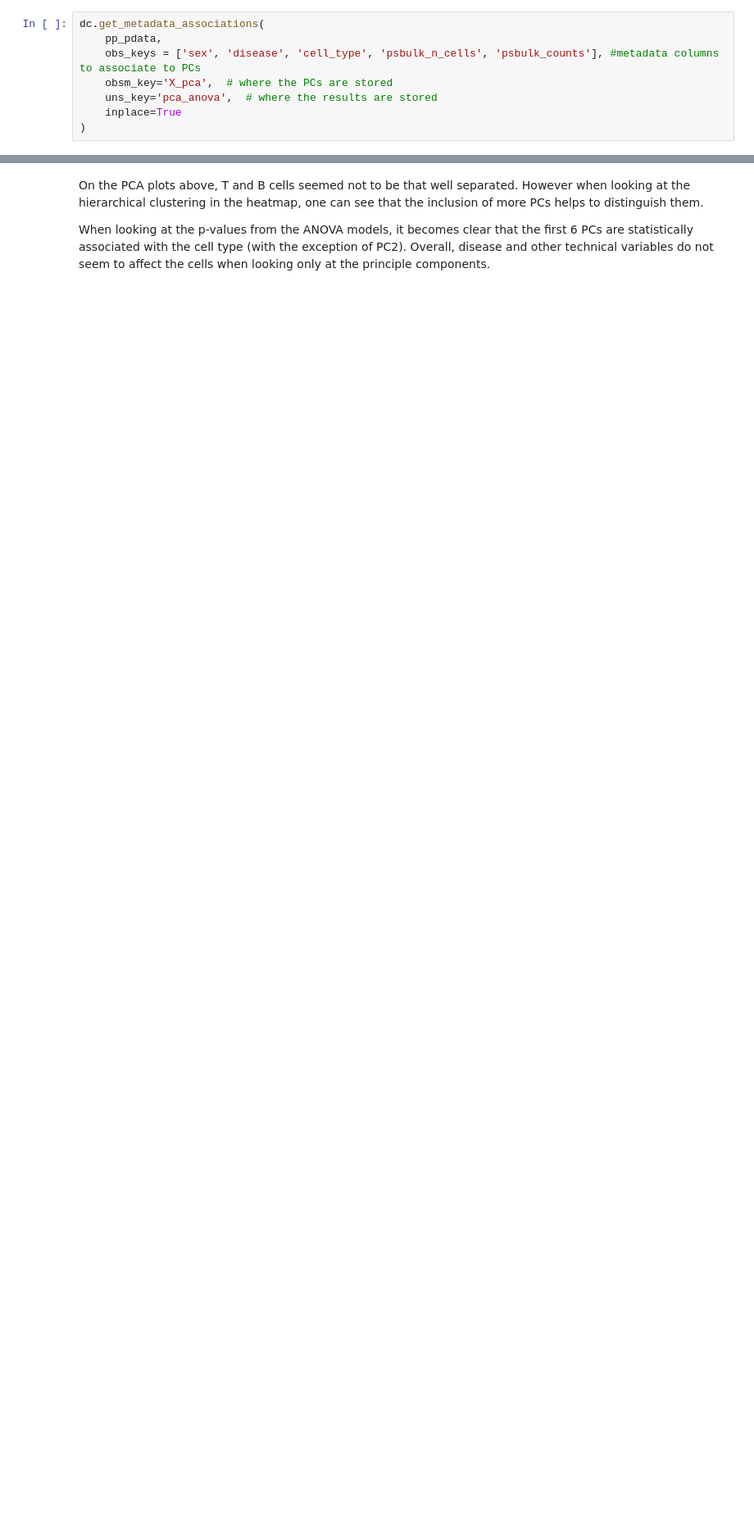
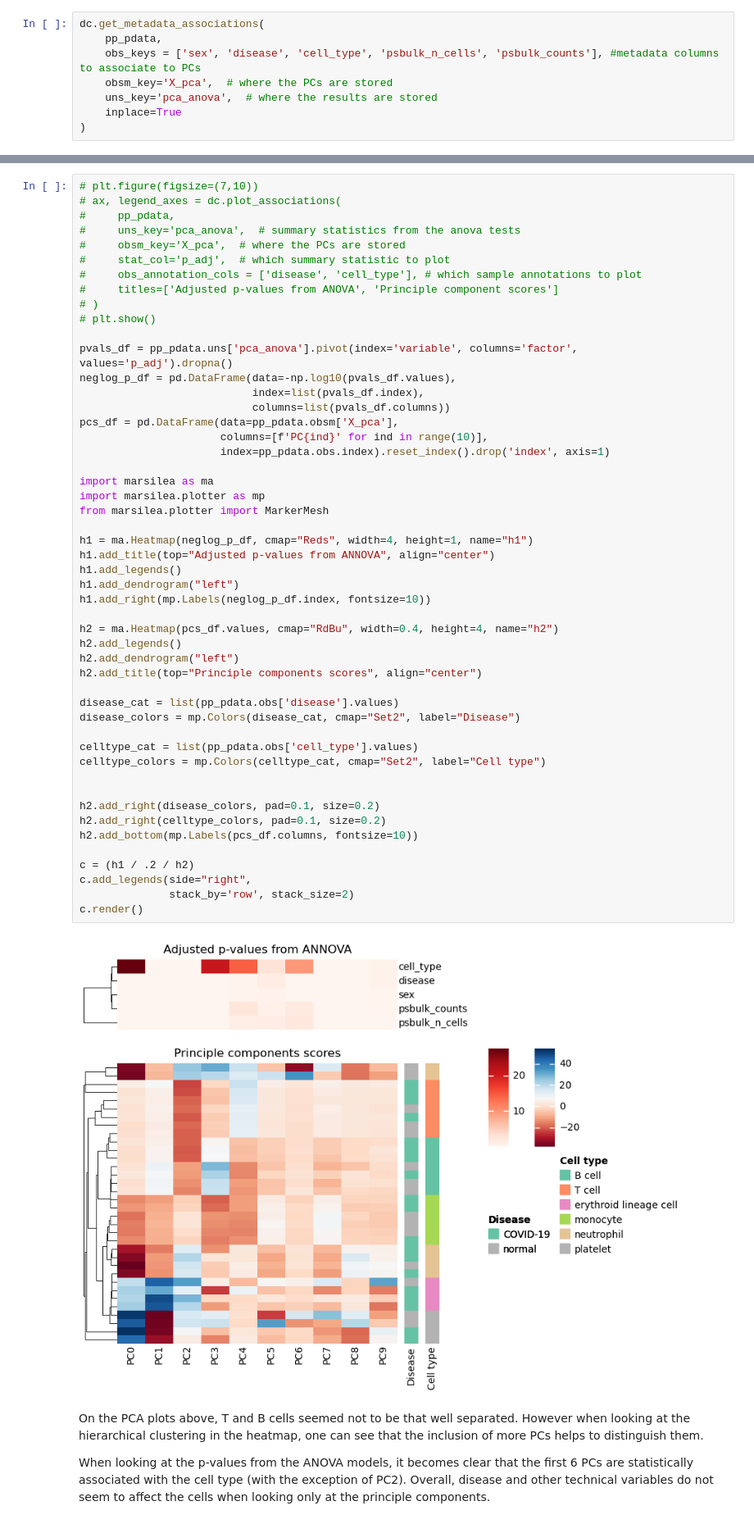
Before and after one commit to saezlab/decoupler-py, a Jupyter notebook: docs/source/notebooks/pseudobulk.ipynb, the cells around one changed output, grey strips where cells are left out. Shown at 82% size. Cells and saved outputs as stored; diff of their text form; blank space fills up the shorter version.

Commit message:
changed clustermap plot to marsilea package

```diff
--- a/docs/source/notebooks/pseudobulk.ipynb
+++ b/docs/source/notebooks/pseudobulk.ipynb
@@ -215,3 +202,55 @@ Collecting annotation legends..
+# %%
+# plt.figure(figsize=(7,10))
+# ax, legend_axes = dc.plot_associations(
+#     pp_pdata,
+#     uns_key='pca_anova',  # summary statistics from the anova tests
+#     obsm_key='X_pca',  # where the PCs are stored
+#     stat_col='p_adj',  # which summary statistic to plot
+#     obs_annotation_cols = ['disease', 'cell_type'], # which sample annotations to plot
+#     titles=['Adjusted p-values from ANOVA', 'Principle component scores']
+# )
+# plt.show()
+
+pvals_df = pp_pdata.uns['pca_anova'].pivot(index='variable', columns='factor', values='p_adj').dropna()
+neglog_p_df = pd.DataFrame(data=-np.log10(pvals_df.values),
+                           index=list(pvals_df.index),
+                           columns=list(pvals_df.columns))
+pcs_df = pd.DataFrame(data=pp_pdata.obsm['X_pca'],
+                      columns=[f'PC{ind}' for ind in range(10)],
+                      index=pp_pdata.obs.index).reset_index().drop('index', axis=1)
+
+import marsilea as ma
+import marsilea.plotter as mp
+from marsilea.plotter import MarkerMesh
+
+h1 = ma.Heatmap(neglog_p_df, cmap="Reds", width=4, height=1, name="h1")
+h1.add_title(top="Adjusted p-values from ANNOVA", align="center")
+h1.add_legends()
+h1.add_dendrogram("left")
+h1.add_right(mp.Labels(neglog_p_df.index, fontsize=10))
+
+h2 = ma.Heatmap(pcs_df.values, cmap="RdBu", width=0.4, height=4, name="h2")
+h2.add_legends()
+h2.add_dendrogram("left")
+h2.add_title(top="Principle components scores", align="center")
+
+disease_cat = list(pp_pdata.obs['disease'].values)
+disease_colors = mp.Colors(disease_cat, cmap="Set2", label="Disease")
+
+celltype_cat = list(pp_pdata.obs['cell_type'].values)
+celltype_colors = mp.Colors(celltype_cat, cmap="Set2", label="Cell type")
+
+
+h2.add_right(disease_colors, pad=0.1, size=0.2)
+h2.add_right(celltype_colors, pad=0.1, size=0.2)
+h2.add_bottom(mp.Labels(pcs_df.columns, fontsize=10))
+
+c = (h1 / .2 / h2)
+c.add_legends(side="right",
+              stack_by='row', stack_size=2)
+c.render()
+# %% [output]
+[figure, added]
 # %% [markdown]
 On the PCA plots above, T and B cells seemed not to be that well separated. However when looking at the hierarchical clustering in the heatmap, one can see that the inclusion of more PCs helps to distinguish them.
 
```
Also changed, not shown: parts of 8 cells of this notebook.
